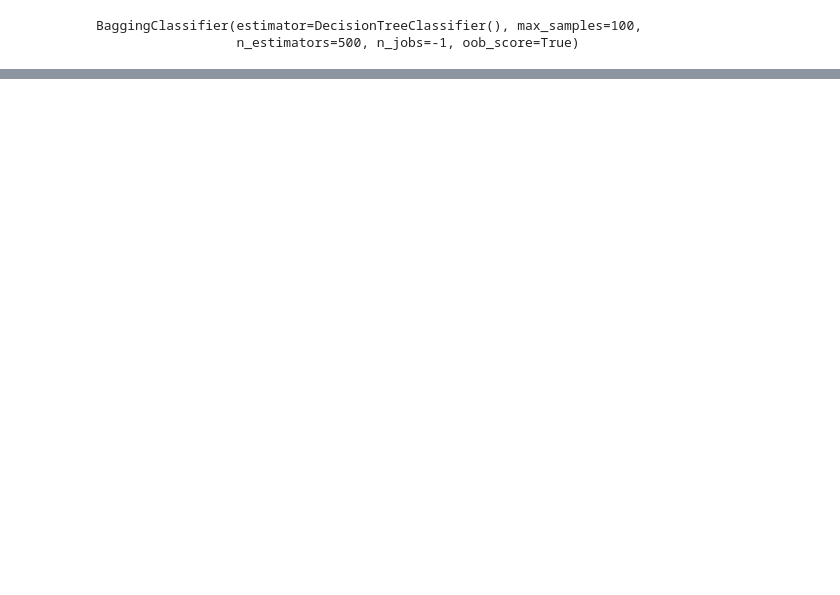
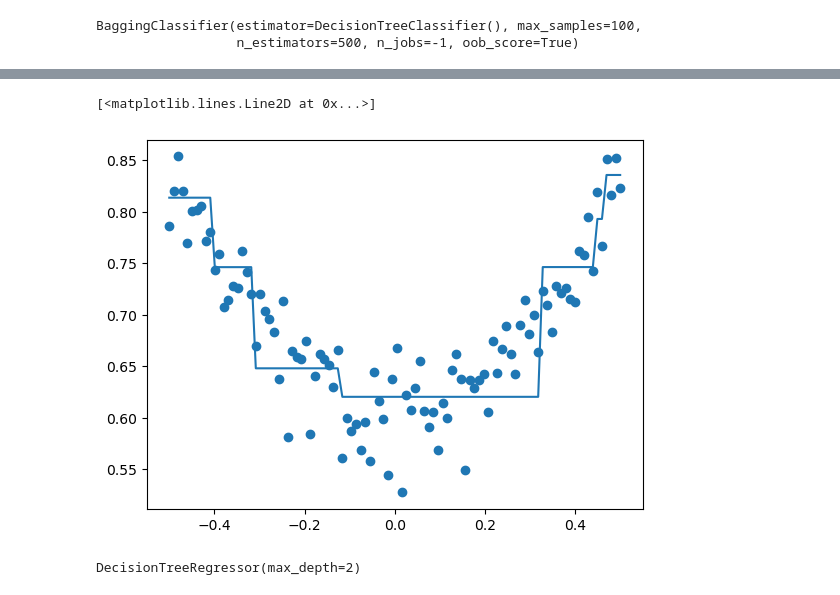
Before and after one commit to danigallart/DS_HandsOnML, a Jupyter notebook: src/EnsembleLearning/Ensemble_methods.ipynb, the cells around one changed output, grey strips where cells are left out. Drawn from its saved outputs; the diff is of its cells as text; code cells hidden in the pictures; blank space fills up the shorter version.

```diff
--- a/src/EnsembleLearning/Ensemble_methods.ipynb
+++ b/src/EnsembleLearning/Ensemble_methods.ipynb
@@ -69,0 +110,13 @@ accuracy_score: 0.9075 oob score: 0.907625
+# %%
+plt.scatter(X,y)
+plt.plot(X,tree_reg.predict(X.reshape(-1,1))+tree_reg2.predict(X.reshape(-1,1)))
+# %% [output]
+[<matplotlib.lines.Line2D at 0x...>]
+[figure, added]
+# %%
+tree_reg3 = DecisionTreeRegressor(max_depth=2)
+y_hat2 = tree_reg2.predict(X.reshape(-1,1))
+
+tree_reg3.fit(X.reshape(-1,1),y-y_hat-y_hat2)
+# %% [output]
+DecisionTreeRegressor(max_depth=2)
```
Also changed, not shown: parts of 17 cells of this notebook.
